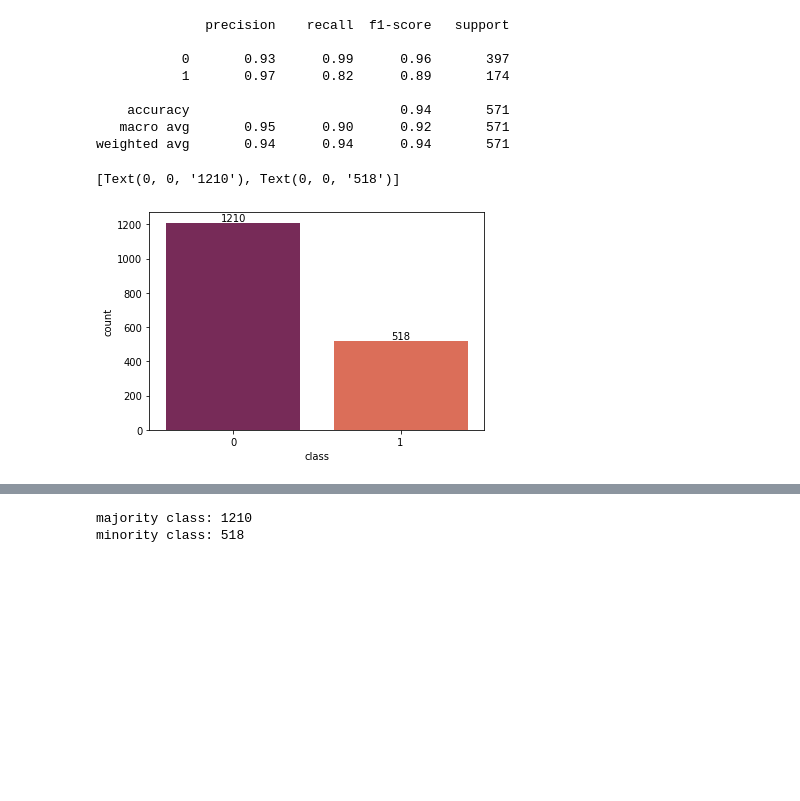
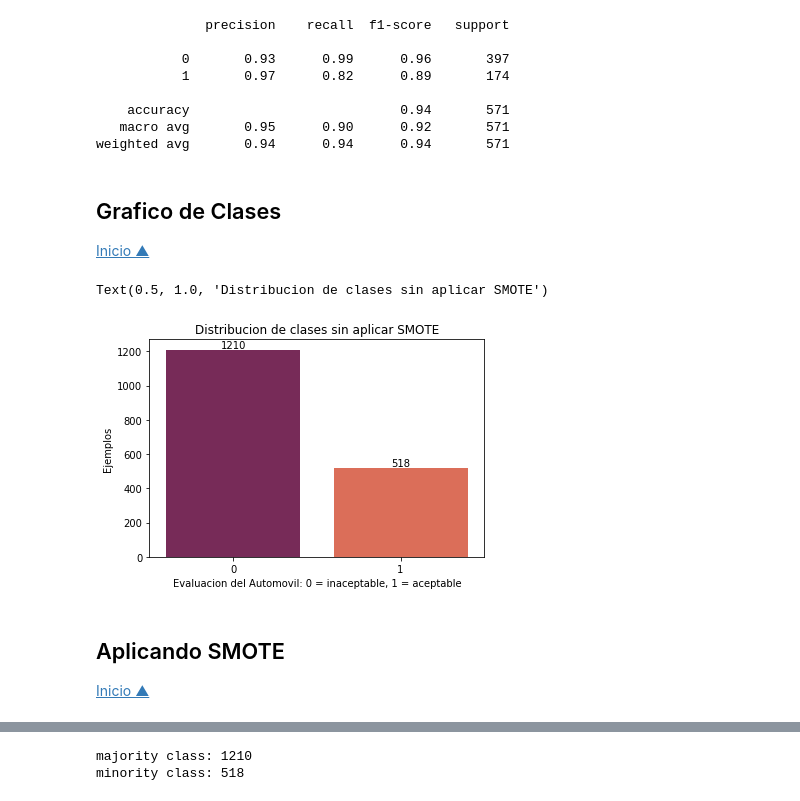
Before and after one commit to jnatmed/smote_tpfinal, a Jupyter notebook: dataset_car-evaluation.ipynb, the cells around one changed output, grey strips where cells are left out. Cells and saved outputs as stored; diff of their text form; code cells hidden in the pictures; blank space fills up the shorter version.

```diff
--- a/dataset_car-evaluation.ipynb
+++ b/dataset_car-evaluation.ipynb
@@ -163,15 +171,26 @@ print(classification_report(y_test, y_pred))
 weighted avg       0.94      0.94      0.94       571
 # %%
 import seaborn as sns
+# %% [markdown]
+<a id='grafico-clases'></a>
+## Grafico de Clases
+[Inicio ▲](#Indice)
 # %%
 ax =  sns.countplot(x='class', data=data, palette='rocket')
 
 abs_values = data['class'].value_counts(ascending=False).values
 
+ax.set_ylabel('Ejemplos')
+ax.set_xlabel('Evaluacion del Automovil: 0 = inaceptable, 1 = aceptable')
 ax.bar_label(container=ax.containers[0], labels=abs_values)
+ax.set_title('Distribucion de clases sin aplicar SMOTE')
 # %% [output]
-[Text(0, 0, '1210'), Text(0, 0, '518')]
+Text(0.5, 1.0, 'Distribucion de clases sin aplicar SMOTE')
-[figure, old version]
+[figure, new version]
+# %% [markdown]
+<a id='aplicando-smote'></a>
+## Aplicando SMOTE
+[Inicio ▲](#Indice)
 # %%
 import smote_variants as sv
 from sklearn.pipeline import Pipeline
```
Also changed, not shown: parts of 30 cells of this notebook, 8 other files.
